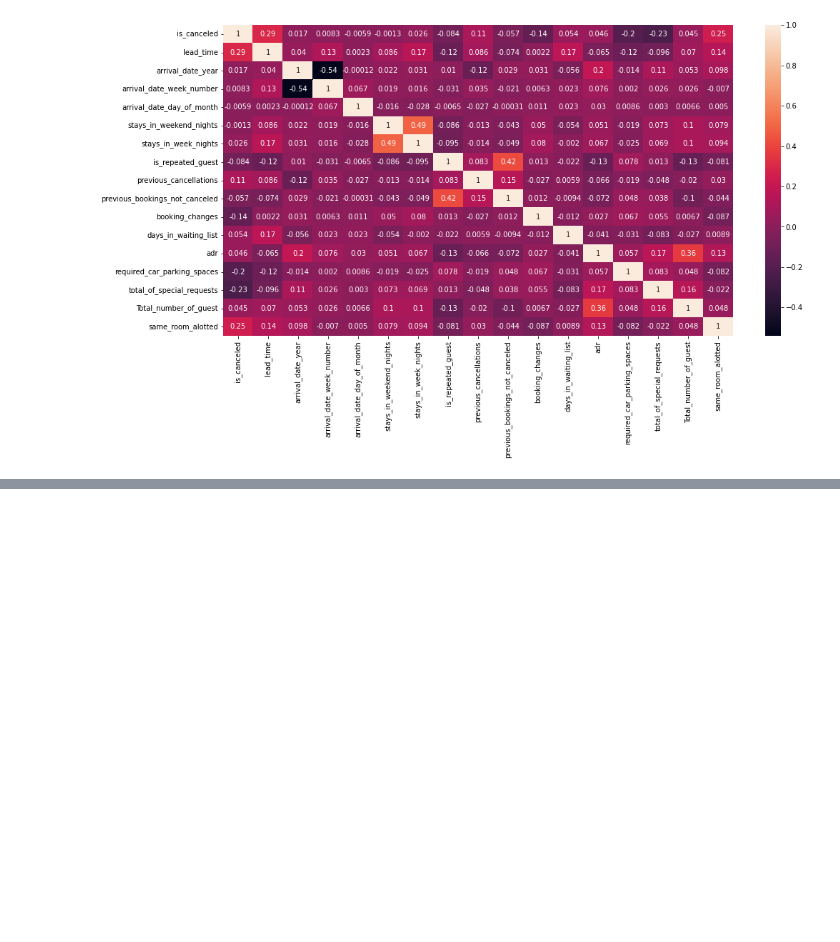
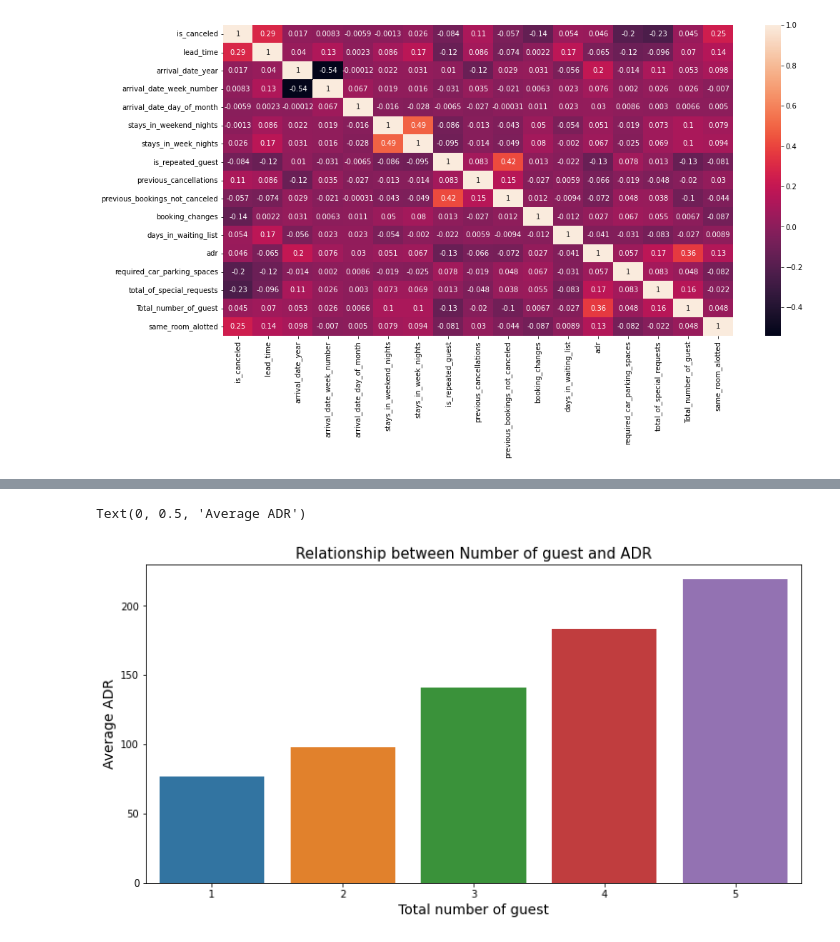
Before and after one commit to raoak18/Hotels-Data-Analysis-EDA, a Jupyter notebook: Hotel_Booking_Analysis_Capstone_Project.ipynb, the cells around one changed output, grey strips where cells are left out. Saved outputs shown, nothing was run; the diff lists cells and outputs as text; code cells hidden in the pictures; blank space fills up the shorter version.

```diff
--- a/Hotel_Booking_Analysis_Capstone_Project.ipynb
+++ b/Hotel_Booking_Analysis_Capstone_Project.ipynb
@@ -816,0 +829,3 @@ sns.heatmap(data.corr(), annot=True)
+# %%
+guest_vs_adr=non_canceled.groupby('Total_number_of_guest')['adr'].mean().head()
+guest_vs_adr
@@ -816,0 +840,10 @@ sns.heatmap(data.corr(), annot=True)
+# %%
+plt.figure(figsize=(12,6))
+sns.barplot(x=guest_vs_adr.index, y=guest_vs_adr.values)
+plt.title("Relationship between Number of guest and ADR", fontsize=15)
+plt.xlabel("Total number of guest", fontsize=14)
+plt.ylabel("Average ADR", fontsize=14)
+plt.show()
+# %% [output]
+Text(0, 0.5, 'Average ADR')
+[figure, added]
```
Also changed, not shown: parts of 10 cells of this notebook.
